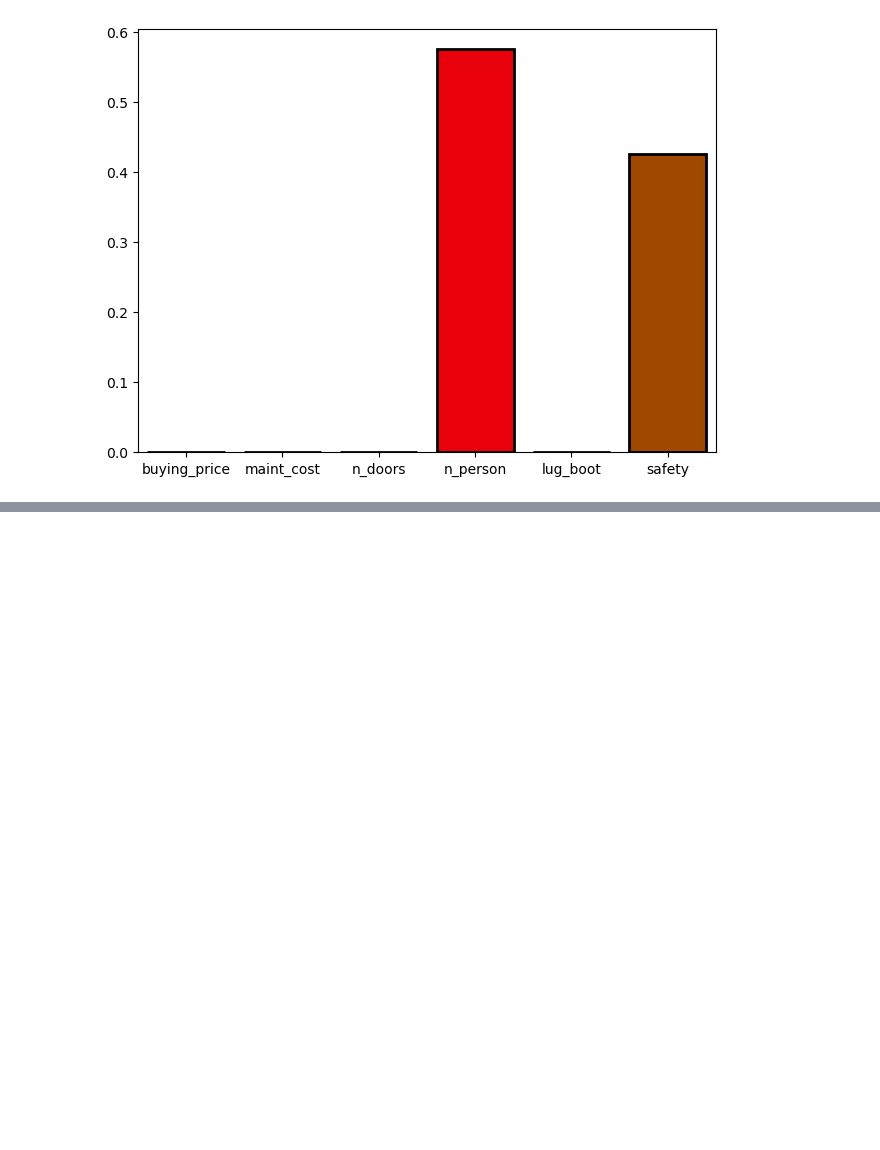
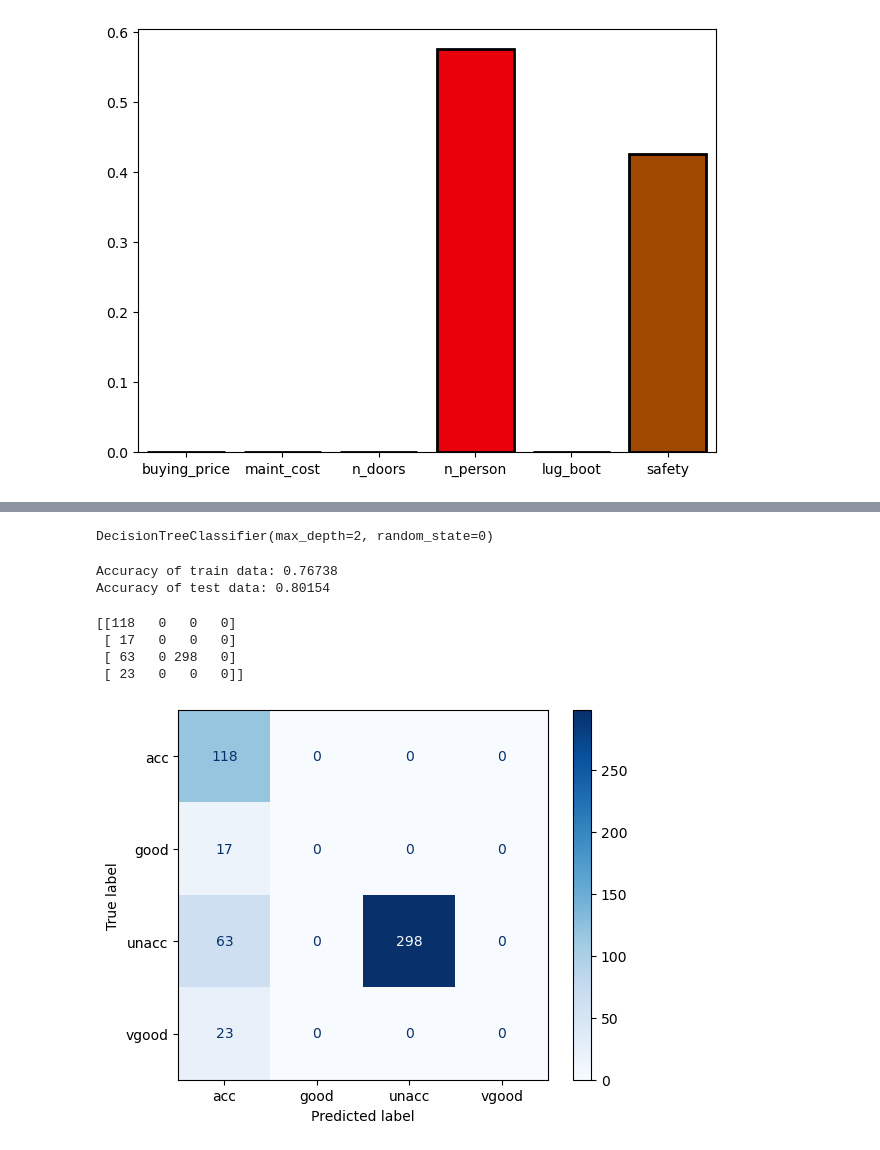
Before and after one commit to fenilenvinileno97/decision_trees, a Jupyter notebook: 2-cars_dataset.ipynb, the cells around one changed output, grey strips where cells are left out. Drawn from its saved outputs; the diff is of its cells as text; code cells hidden in the pictures; blank space fills up the shorter version.

```diff
--- a/2-cars_dataset.ipynb
+++ b/2-cars_dataset.ipynb
@@ -143,0 +154,29 @@ plt.show()
+# %%
+Xw_train, Xw_test, yw_train, yw_test = train_test_split(Xw, y, random_state=42, test_size=0.3)
+# %%
+model = DecisionTreeClassifier(max_depth=2, random_state=0)
+code_w = ce.OrdinalEncoder(cols=['n_person', 'safety'])
+Xw_train = code_w.fit_transform(Xw_train)
+Xw_test  = code_w.transform(Xw_test)
+# %%
+model.fit(Xw_train, yw_train)
+# %% [output]
+DecisionTreeClassifier(max_depth=2, random_state=0)
+# %%
+w_test_pred = model.predict(Xw_test)
+w_train_pred = model.predict(Xw_train)
+print(f"Accuracy of train data: {accuracy_score(yw_train, w_train_pred):.5f}")
+print(f"Accuracy of test data: {accuracy_score(yw_test, w_test_pred):.5f}")
+# %% [output]
+Accuracy of train data: 0.76738
+Accuracy of test data: 0.80154
+# %%
+cmw = confusion_matrix(yw_test, w_test_pred)
+print(cmw)
+dispw = ConfusionMatrixDisplay.from_predictions(y_true=yw_test, y_pred=w_test_pred, cmap="Blues")
+# %% [output]
+[[118   0   0   0]
+ [ 17   0   0   0]
+ [ 63   0 298   0]
+ [ 23   0   0   0]]
+[figure, added]
```
Also changed, not shown: parts of 5 cells of this notebook, 2 other files.
